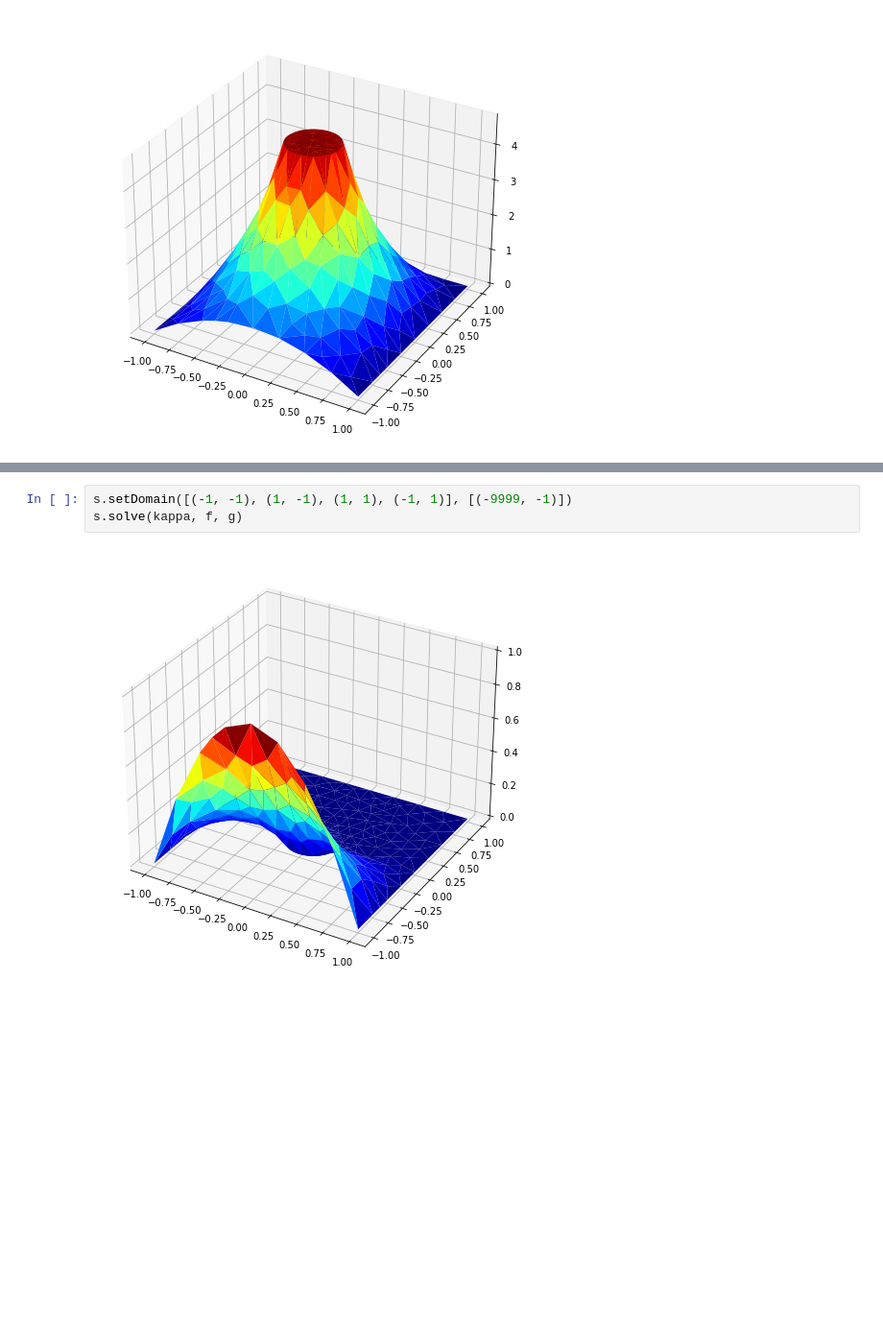
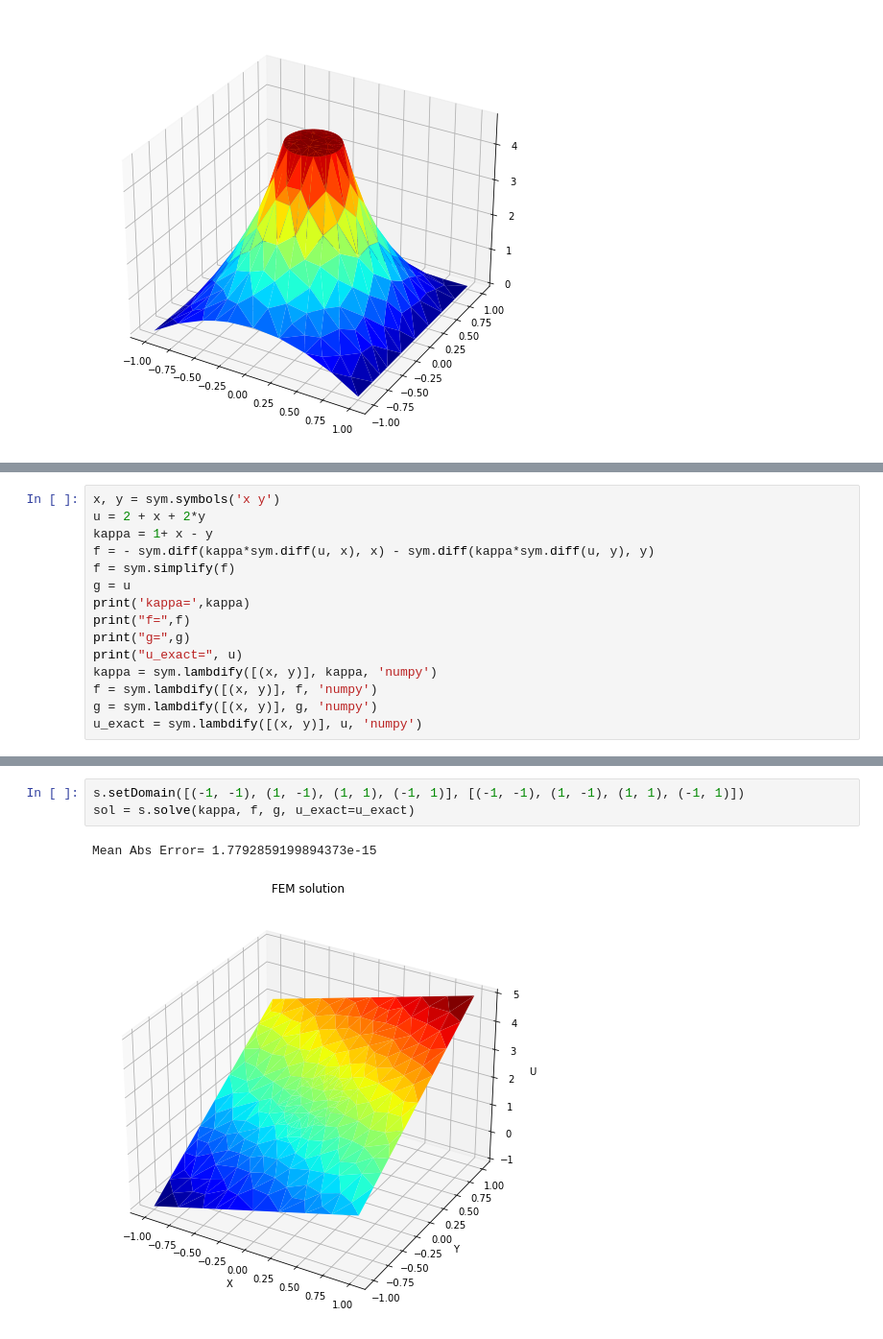
Before and after one commit to FengMingquan-sjtu/NumPDE-Codes, a Jupyter notebook: NumPDE-4/Developing FEM in 2D-Commented.ipynb, the cells around one changed output, grey strips where cells are left out. Shown at 96% size. Cells and saved outputs as stored; diff of their text form; blank space fills up the shorter version.

```diff
--- a/NumPDE-4/Developing FEM in 2D-Commented.ipynb
+++ b/NumPDE-4/Developing FEM in 2D-Commented.ipynb
@@ -492,0 +522,15 @@ s = FEMSolerV1()
+# %%
+x, y = sym.symbols('x y')
+u = 2 + x + 2*y
+kappa = 1+ x - y
+f = - sym.diff(kappa*sym.diff(u, x), x) - sym.diff(kappa*sym.diff(u, y), y)
+f = sym.simplify(f)
+g = u
+print('kappa=',kappa)
+print("f=",f)
+print("g=",g)
+print("u_exact=", u)
+kappa = sym.lambdify([(x, y)], kappa, 'numpy')
+f = sym.lambdify([(x, y)], f, 'numpy')
+g = sym.lambdify([(x, y)], g, 'numpy')
+u_exact = sym.lambdify([(x, y)], u, 'numpy')
@@ -493,5 +549,6 @@ s = FEMSolerV1()
 # %%
-s.setDomain([(-1, -1), (1, -1), (1, 1), (-1, 1)], [(-9999, -1)])
-s.solve(kappa, f, g)
+s.setDomain([(-1, -1), (1, -1), (1, 1), (-1, 1)], [(-1, -1), (1, -1), (1, 1), (-1, 1)])
+sol = s.solve(kappa, f, g, u_exact=u_exact)
 # %% [output]
+Mean Abs Error= 1.7792859199894373e-15
-[figure, old version]
+[figure, new version]
```
Also changed, not shown: parts of 8 cells of this notebook, 1 other file.
